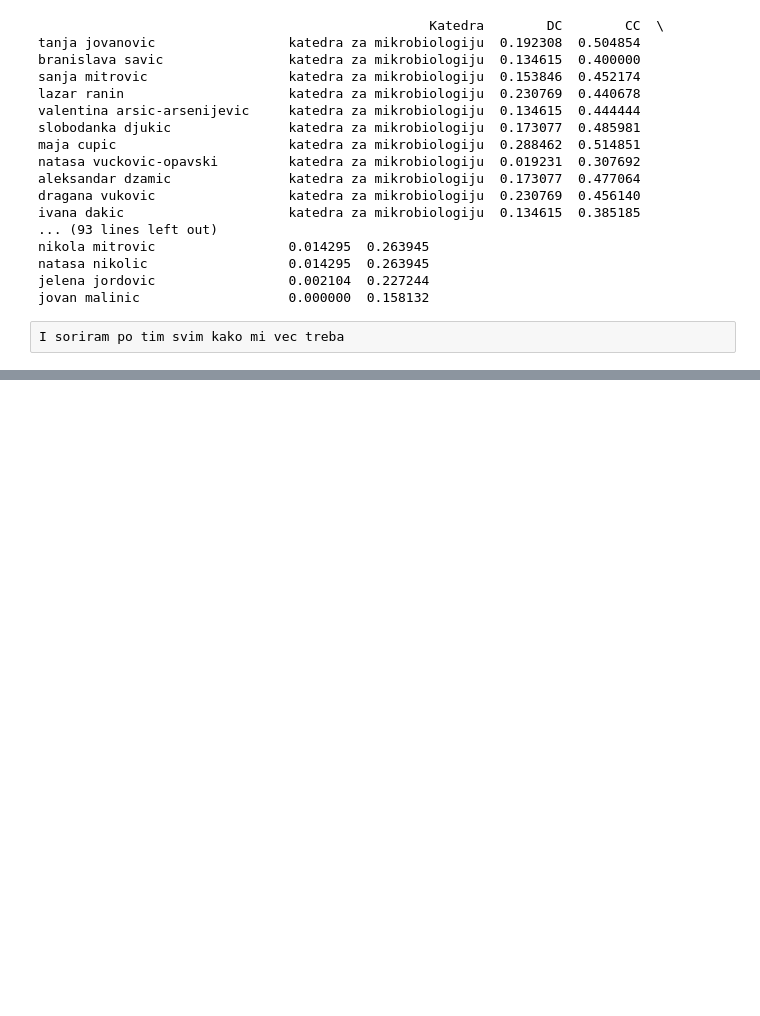
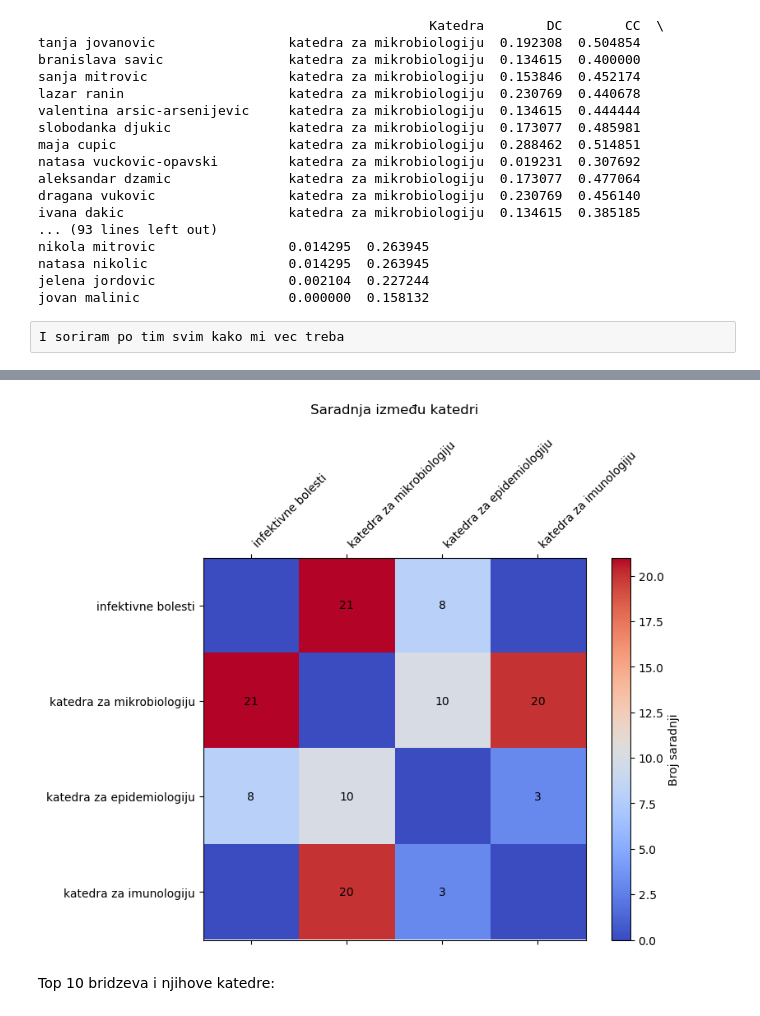
Before and after one commit to andrijanamikovic/Analiza-naucne-produkcije, a Jupyter notebook: centrality_analysis.ipynb, the cells around one changed output, grey strips where cells are left out. Saved outputs shown, nothing was run; the diff lists cells and outputs as text; code cells hidden in the pictures; blank space fills up the shorter version.

```diff
--- a/centrality_analysis.ipynb
+++ b/centrality_analysis.ipynb
@@ -78,0 +107,23 @@ natasa vuckovic-opavski         0.000000  0.009229
+# %%
+from collections import defaultdict
+katedra_collaborations = defaultdict(int)
+nodes = list(G.nodes())
+
+# Create a dictionary with node indexes
+autor_bridge = {node: 0 for node in G.nodes()}
+
+
+for u, v in G.edges():
+    katedra_u = G.nodes[u]['katedra']
+    katedra_v = G.nodes[v]['katedra']
+    if katedra_u != katedra_v:
+        katedra_pair = tuple(sorted([katedra_u, katedra_v]))
+        katedra_collaborations[katedra_pair] += 1
+        autor_bridge[u] += 1
+        autor_bridge[v] += 1
+
+for katedra_pair, count in katedra_collaborations.items():
+    print(f"Katedre {katedra_pair[0]} i {katedra_pair[1]} imaju {count} zajedničkih saradnji.")
+sorted_dict = dict(sorted(autor_bridge.items(), key=lambda item: item[1], reverse=True))
+
+print(sorted_dict)
@@ -78,0 +137,25 @@ natasa vuckovic-opavski         0.000000  0.009229
+# %%
+katedra_set=['infektivne bolesti','katedra za mikrobiologiju','katedra za epidemiologiju','katedra za imunologiju']
+saradnja_matrix = np.zeros((len(katedra_set), len(katedra_set)))
+for katedra_pair, count in katedra_collaborations.items():
+    saradnja_matrix[katedra_set.index(katedra_pair[0]),katedra_set.index(katedra_pair[1])] = count
+    saradnja_matrix[katedra_set.index(katedra_pair[1]),katedra_set.index(katedra_pair[0])] = count
+
+
+plt.figure(figsize=(8, 6))
+plt.matshow(saradnja_matrix, cmap='coolwarm', fignum=1)
+
+plt.xticks(range(len(katedra_set)), katedra_set, rotation=45, ha='left')
+plt.yticks(range(len(katedra_set)), katedra_set)
+
+for (i, j), val in np.ndenumerate(saradnja_matrix):
+    if val > 0:
+        plt.text(j, i, f'{int(val)}', ha='center', va='center', color='black')
+
+plt.colorbar(label='Broj saradnji')
+plt.title('Saradnja između katedri', pad=20)
+plt.show()
+# %% [output]
+[figure, added]
+# %% [markdown]
+Top 10 bridzeva i njihove katedre:
```
Also changed, not shown: parts of 7 cells of this notebook, 5 other files.
